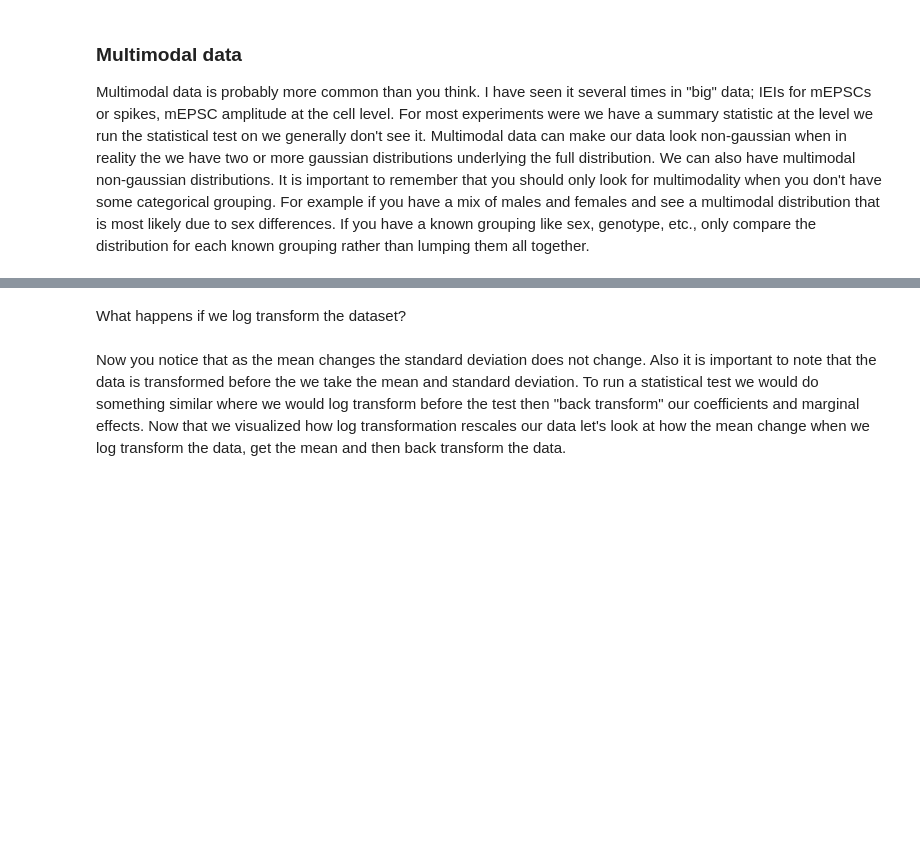
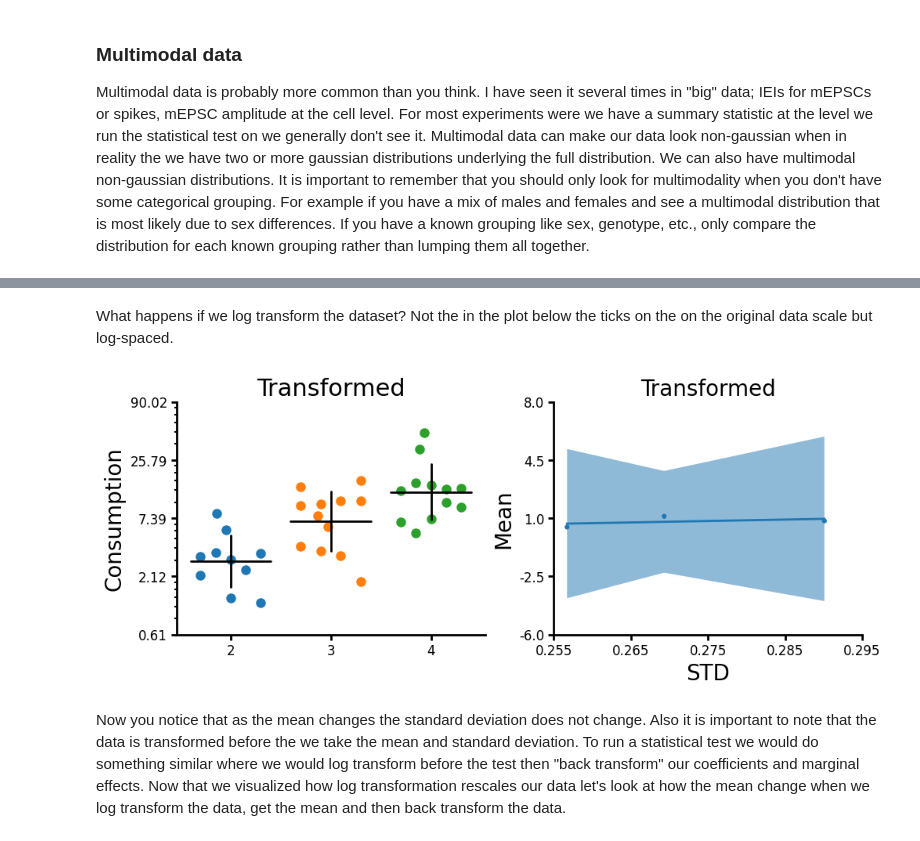
Before and after one commit to LarsHenrikNelson/PatchClampHandbook, a Jupyter notebook: nb/understanding_your_data.ipynb, the cells around one changed output, grey strips where cells are left out. Saved outputs shown, nothing was run; the diff lists cells and outputs as text; code cells hidden in the pictures; blank space fills up the shorter version.

```diff
--- a/nb/understanding_your_data.ipynb
+++ b/nb/understanding_your_data.ipynb
@@ -339,37 +338,39 @@ plot = (
 # %% [markdown]
-What happens if we log transform the dataset?
+What happens if we log transform the dataset? Not the in the plot below the ticks on the on the original data scale but log-spaced.
 # %%
 fig, ax = plt.subplots(ncols=2, figsize=(10, 4), layout="constrained")
 plot = (
     CategoricalPlot(consumption)
     .grouping(group="Cohort")
     .plot_data(y="consumption", ylabel="Consumption", title="Transformed")
     .jitter(markersize=10, width=0.6)
     .summary(barwidth=0.8, err_func="std")
     .axis(ydecimals=2)
-    .transform(ytransform="ln")
+    .transform(ytransform="ln", back_transform_yticks=True)
     .axis_format(yminorticks=5)
     .plot(figure=fig, axes=ax[0])
 )
 f = consumption.groupby(["Cohort"], as_index=False).aggregate(
     consumption_mean=("consumption", "mean"),
     consumption_std=("consumption", "std"),
     con_log_mean=("con_log", "mean"),
     con_log_std=("con_log", "std"),
 )
 plot = (
     LinePlot(f)
     .plot_data(
         "con_log_mean",
         "con_log_std",
         title="Transformed",
         ylabel="Mean",
         xlabel="STD",
     )
     .scatter()
     .fit()
     .plot(figure=fig, axes=ax[1])
 )
+# %% [output]
+[figure, added]
 # %% [markdown]
 Now you notice that as the mean changes the standard deviation does not change. Also it is important to note that the data is transformed before the we take the mean and standard deviation. To run a statistical test we would do something similar where we would log transform before the test then "back transform" our coefficients and marginal effects.
 Now that we visualized how log transformation rescales our data let's look at how the mean change when we log transform the data, get the mean and then back transform the data.
```
Also changed, not shown: parts of 13 cells of this notebook.
